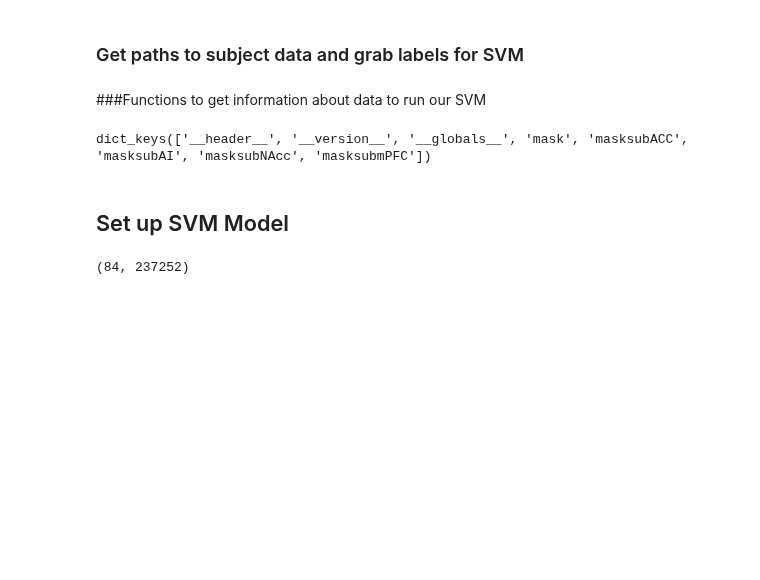
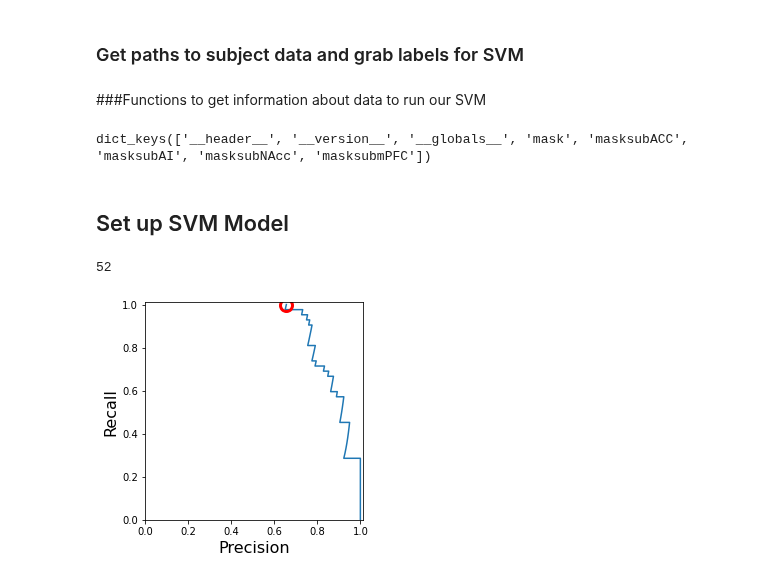
Before and after one commit to staceybeck/teambrainiac, a Jupyter notebook: source/SingleSubjectSVM.ipynb, the cells around one changed output. Cells and saved outputs as stored; diff of their text form; code cells hidden in the pictures; blank space fills up the shorter version.

```diff
--- a/source/SingleSubjectSVM.ipynb
+++ b/source/SingleSubjectSVM.ipynb
@@ -139,7 +155,7 @@ dict_keys(['__header__', '__version__', '__globals__', 'mask', 'masksubACC', 'ma
 # %% [markdown]
 ## Set up SVM Model
 # %%
-def load_subject_data(subj_paths,subject_ids,idx,dopsc,mask,mask_labels_indices,binary_labels):
+def load_subject_data(subj_paths,subject_ids,idx,mask,mask_labels_indices,binary_labels,label_type):
   """
     Function to load indivdual subject data. Calls masking data which is in utils.py
       subj_paths  :paths to subject data
@@ -149,6 +165,7 @@ def load_subject_data(subj_paths,subject_ids,idx,dopsc,mask,mask_labels_indices,
       mask  : mask to use on subject
       mask_labels_indices : indices of brain volumes we want to keep (aligning to increase/decrease)
       binary_labels: labels of increase/decrease to append to user dictionary
+      label_type: type of label we are applying
       returns: user data dictionary that contains all four runs masked to just keep voxels of interest along with labels
                along with the subjects id
   """
@@ -156,7 +173,7 @@ def load_subject_data(subj_paths,subject_ids,idx,dopsc,mask,mask_labels_indices,
   sub_id = subject_ids[idx] #get subject id
   data = access_load_data(mat_path,True) #call function to load data and return a dictionary. We are loading .mat files so need to set second param to True
   user_data_dict = {} #create empty dict
-  user_data_dict[sub_id], bi_lb = masking_data(data, mask, mask_labels_indices, binary_labels, dopsc) #call function to mask the data and do normalization if desired
+  user_data_dict[sub_id], bi_lb = masking_data(data, mask, mask_labels_indices, binary_labels, do_norm=False) #call function to mask the data and do normalization if desired
   user_data_dict[f"{sub_id}_{label_type}"] = bi_lb #set the binary labels for our data (0 = decrease,1=increase)
   return user_data_dict,sub_id
 # %%
@@ -224,5 +256,5 @@ def scale_data_single_subj(sub_data,sub_labels, runs_train,runs_test,norm):
 # %%
-def run_single_subject_svm(sub_data,sub_labels,runs_train,runs_test,norm="none",do_cv=False):
+def run_single_subject_svm(sub_data,sub_labels,runs_train,runs_test,norm_type="NONORM",do_cv=False):
   """
     Function to run cross-validation or single subject SVM
       sub_data     : (1 subject data, keys as subject ID for frmi data or labels)
@@ -238,7 +270,7 @@ def run_single_subject_svm(sub_data,sub_labels,runs_train,runs_test,norm="none",
   """
 
   #get scaled data
-  X_train, y_train, X_test, y_test, X_val, y_val = scale_data_single_subj(sub_data,sub_labels,runs_train,runs_test,norm)
+  X_train, y_train, X_test, y_test, X_val, y_val = scale_data_single_subj(sub_data,sub_labels,runs_train,runs_test,norm_type)
   #run cv if do_cv = True, else run individual model SVM
   if do_cv:
     c_params = {'C':[0.7, 1, 5, 10],'kernel':['linear', 'rbf']}
@@ -247,9 +279,9 @@ def run_single_subject_svm(sub_data,sub_labels,runs_train,runs_test,norm="none",
     clf.fit(X_train, y_train)
     return clf
   else:
-    clf = SVC(C=10)
+    clf = SVC(probability=True)
     clf.fit(X_train,y_train)
-
-  return clf,X_train,y_train,X_test,y_test,X_val,y_val
+  y_val_predicts,y_val_proba,y_test_predicts,y_test_proba = get_predicts(clf,X_test,X_val)
+  return clf,X_train,y_train,y_val_predicts,y_val_proba,y_test_predicts,y_test_proba
 # %%
 
@@ -298,7 +339,33 @@ def run_subject_model(data_path_dict,path,runs_train,runs_test,mask_type,mask_in
 # %%
-save_data_path = '/content/drive/My Drive/data/model_mPFC_sub_mask/one_run_model_znorm_'
-file_name_dict = run_subject_model(data_path_dict,save_data_path,(2,),(3,4),'masksubmPFC',0,do_psc=False,norm='RUNS')
+save_data_path = '/content/drive/My Drive/data/models/single/model_wb_mask/'
+file_name = 'one_run_model_znorm_wbmask_sub_'
+file_name_dict = run_subject_model(data_path_dict,save_data_path,file_name,(2,),(3,4),'mask',0,norm_type='ZNORM')
+# %% [output]
+52
-# %%
-user_data_dict['30053_10112'][0].shape
-# %% [output]
-(84, 237252)
+# %%
+from sklearn.metrics import precision_recall_curve
+from sklearn.linear_model import LogisticRegression
+from sklearn.metrics import roc_curve
+import matplotlib.pyplot as plt
+%matplotlib inline
+
+#logreg = LogisticRegression().fit(X_train,y_train)
+#y_proba_logreg = LogisticRegression().fit(X_train,y_train).predict_proba(X_test)
+#r = LogisticRegression().fit(X_train,y_train)
+#lr.classes_
+precision,recall,thresholds = precision_recall_curve(file_name_dict['10033_08871']['y_train'],file_name_dict['10033_08871']['y_test_proba'][:,1])
+closest_zero = np.argmin(np.abs(thresholds))
+closest_zero_p = precision[closest_zero]
+closest_zero_r = recall[closest_zero]
+
+plt.figure()
+plt.xlim([0.0, 1.01])
+plt.ylim([0.0, 1.01])
+plt.plot(precision, recall, label='Precision-Recall Curve')
+plt.plot(closest_zero_p, closest_zero_r, 'o', markersize = 12, fillstyle = 'none', c='r', mew=3)
+plt.xlabel('Precision', fontsize=16)
+plt.ylabel('Recall', fontsize=16)
+plt.axes().set_aspect('equal')
+plt.show()
+# %% [output]
+[figure, added]
```
Also changed, not shown: parts of 8 cells of this notebook.
